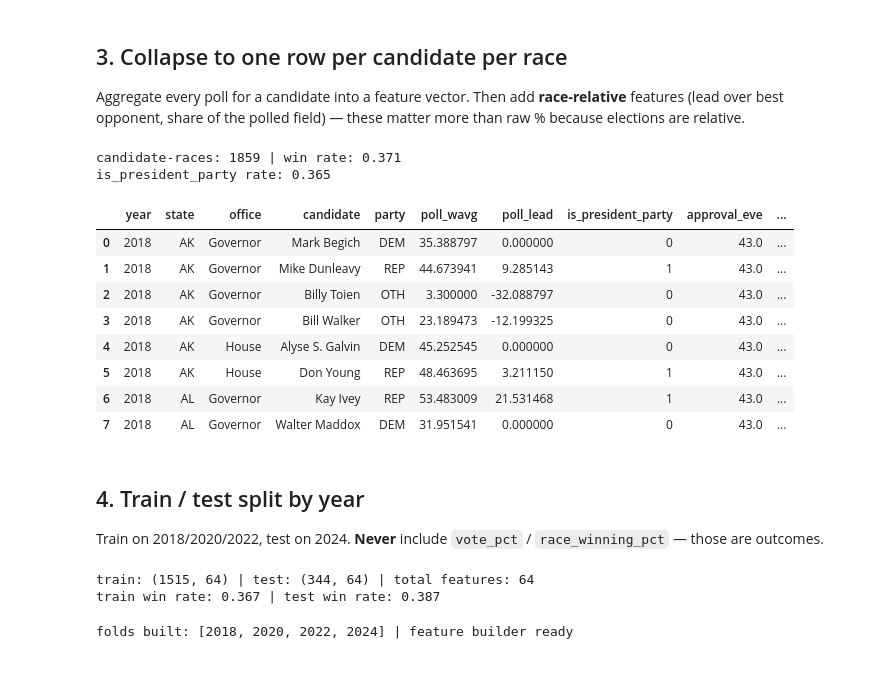
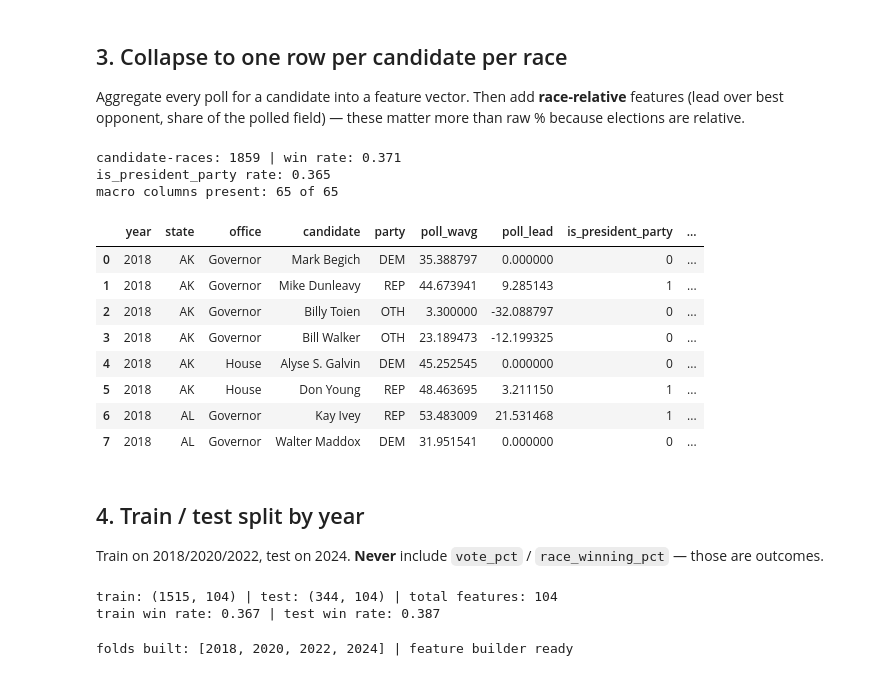
Before and after one commit to pjmerica/Polls-prediction-model, a Jupyter notebook: model.ipynb, the cells around one changed output. Drawn from its saved outputs; the diff is of its cells as text; code cells hidden in the pictures.

```diff
--- a/model.ipynb
+++ b/model.ipynb
@@ -164,9 +164,10 @@ Data: economic series from **FRED** (live download); approval + an election-eve
 # %%
 from macro_features import build_macro, PRES_PARTY
 
-# Pull macro features (tries FRED for full trajectory stats; falls back to documented
-# election-eve values if FRED is unreachable). Set use_fred=False to force fallback.
-macro = build_macro(use_fred=True)
+# Reads the static monthly macro CSV (data/macro_monthly.csv) produced once by fetch_macro.py.
+# No network here — the data is fixed historical record. If the CSV is missing, this raises a
+# clear error telling you to run `python fetch_macro.py` first.
+macro = build_macro()
 MACRO_FEATS = sorted({k for cyc in macro for k in macro[cyc]})
 print('president party by cycle:', PRES_PARTY)
 print(f'macro features per cycle: {len(MACRO_FEATS)}')
@@ -255,8 +252,6 @@ Aggregate every poll for a candidate into a feature vector. Then add **race-rela
 d['district'] = d['district'].fillna('').astype(str).replace('nan', '')
 
 # --- pollster house effect (TRAIN cycles only, to avoid leakage) ---
-# For each poll, the DEM-REP margin; a pollster's house effect = its avg deviation
-# from the consensus margin of the same races. + = the pollster leans DEM vs consensus.
 mar = (d[d['party_std'].isin(['DEM', 'REP'])]
        .pivot_table(index=['race_id', 'poll_id', 'pollster', 'year'],
                     columns='party_std', values='pct', aggfunc='max').reset_index())
@@ -283,7 +278,6 @@ for race_id, g in d.groupby('race_id'):
         incp = inc_map.get((yr, st, of, di))
         pm   = prior_margin(yr, st, of, di)
 
-        # poll momentum: slope of pct over the final 60 days (+ = gaining toward election)
         last60 = gc[gc['days_to_elec'] <= 60].dropna(subset=['pct', 'days_to_elec'])
         slope = np.nan
         if len(last60) >= 3:
@@ -292,10 +286,8 @@ for race_id, g in d.groupby('race_id'):
             if np.ptp(x) > 0:
                 slope = np.polyfit(x, y, 1)[0]
 
-        # house-effect-adjusted weighted poll average
         adj = gc['pct'] - gc['pollster'].map(lambda p: sign * house.get(p, 0.0))
-
-        md = dyn.get(ck, {})   # margin-trajectory stats for this candidate
+        md = dyn.get(ck, {})
 
         rows.append(dict(
             race_id=race_id, year=yr, state=st, office=of, district=di,
@@ -312,16 +304,13 @@ for race_id, g in d.groupby('race_id'):
             avg_pollscore=gc['pollscore'].mean(),
             avg_sample=gc['sample_size'].mean(),
             min_days=gc['days_to_elec'].min(),
-            # fundamentals (signed toward candidate's party, + = favorable)
             lean_cand=(sign * lean if lean is not None else np.nan),
             prior_margin_cand=(sign * pm if not (isinstance(pm, float) and np.isnan(pm)) else np.nan),
             is_incumbent=(1 if incp and incp == party else 0),
             is_inc_party_race=(1 if incp in ('DEM', 'REP') else 0),
-            # national environment / momentum / house-adjusted poll
             natl_env_cand=(sign * natl_env.get(yr, np.nan)),
             poll_momentum=slope,
             poll_wavg_adj=wmean(adj, gc['w']),
-            # lead dynamics over time (front-runner stability)
             n_lead_changes=lead_change_map.get(race_id, 0),
             lead_changed=int(lead_change_map.get(race_id, 0) > 0),
             avg_margin_over_time=md.get('avg_margin_over_time', np.nan),
@@ -329,52 +318,55 @@ for race_id, g in d.groupby('race_id'):
             min_margin=md.get('min_margin', np.nan),
             margin_trend=md.get('margin_trend', np.nan),
             # macro / political climate: national per-cycle values + the interaction key.
-            # is_president_party lets XGBoost learn signs (e.g. low approval hurts in-party).
             is_president_party=int(party == PRES_PARTY.get(yr)),
             **macro[yr],
         ))
 cand = pd.DataFrame(rows)
 
 # race-relative features
 cand['field_best'] = cand.groupby('race_id')['poll_wavg'].transform(
     lambda s: s.nlargest(2).min() if len(s) > 1 else s.max())
 cand['poll_lead']  = cand['poll_wavg'] - cand['field_best']
 cand['poll_share'] = cand['poll_wavg'] / cand.groupby('race_id')['poll_wavg'].transform('sum')
 cand['n_cands']    = cand.groupby('race_id')['cand_key'].transform('count')
 cand['race_total_polls']  = cand.groupby('race_id')['n_polls'].transform('sum')
 cand['frac_polls_over50'] = cand['n_polls_over50'] / cand['n_polls']
 cand['is_dem']     = (cand['party'] == 'DEM').astype(int)
 cand['is_rep']     = (cand['party'] == 'REP').astype(int)
 cand['is_senate']  = (cand['office'] == 'Senate').astype(int)
 cand['is_gov']     = (cand['office'] == 'Governor').astype(int)
 
-# --- gap cluster (the poll gap between candidates, several views) ---
+# --- gap cluster ---
 dem_w = cand[cand['party'] == 'DEM'].groupby('race_id')['poll_wavg'].max()
 rep_w = cand[cand['party'] == 'REP'].groupby('race_id')['poll_wavg'].max()
-twoparty = (dem_w - rep_w)                                   # DEM - REP, race level
+twoparty = (dem_w - rep_w)
 cand['twoparty_margin_cand'] = (cand['race_id'].map(twoparty)
                                 * cand['party'].map({'DEM': 1, 'REP': -1}).fillna(0))
-cand['abs_gap']    = cand['race_id'].map(twoparty.abs())     # how close is the race
-cand['tossup']     = (cand['abs_gap'] < 3).astype(int)       # within 3 pts
+cand['abs_gap']    = cand['race_id'].map(twoparty.abs())
+cand['tossup']     = (cand['abs_gap'] < 3).astype(int)
 cand['undecided']  = 100 - cand.groupby('race_id')['poll_wavg'].transform('sum')
 cand['gap_x_recency'] = cand['poll_lead'] * (1.0 / (1.0 + cand['min_days'].clip(lower=0) / 30.0))
 
+# dynamically pick a couple of macro columns that exist, for the preview
+_macro_preview = [c for c in ['approval_yr_eve', 'inflation_yr_max', 'gas_yr_max'] if c in cand.columns]
 print('candidate-races:', len(cand), '| win rate:', round(cand['won'].mean(), 3))
 print('is_president_party rate:', round(cand['is_president_party'].mean(), 3))
+print('macro columns present:', sum(c in cand.columns for c in MACRO_FEATS), 'of', len(MACRO_FEATS))
 cand[['year','state','office','candidate','party','poll_wavg','poll_lead',
-      'is_president_party','approval_eve','inflation_eve','gas_eve','won']].head(8)
+      'is_president_party'] + _macro_preview + ['won']].head(8)
 # %% [output]
 candidate-races: 1859 | win rate: 0.371
 is_president_party rate: 0.365
+macro columns present: 65 of 65
-|  | year | state | office | candidate | party | poll_wavg | poll_lead | is_president_party | approval_eve | ... |
-| 0 | 2018 | AK | Governor | Mark Begich | DEM | 35.388797 | 0.000000 | 0 | 43.0 | ... |
-| 1 | 2018 | AK | Governor | Mike Dunleavy | REP | 44.673941 | 9.285143 | 1 | 43.0 | ... |
-| 2 | 2018 | AK | Governor | Billy Toien | OTH | 3.300000 | -32.088797 | 0 | 43.0 | ... |
-| 3 | 2018 | AK | Governor | Bill Walker | OTH | 23.189473 | -12.199325 | 0 | 43.0 | ... |
-| 4 | 2018 | AK | House | Alyse S. Galvin | DEM | 45.252545 | 0.000000 | 0 | 43.0 | ... |
-| 5 | 2018 | AK | House | Don Young | REP | 48.463695 | 3.211150 | 1 | 43.0 | ... |
-| 6 | 2018 | AL | Governor | Kay Ivey | REP | 53.483009 | 21.531468 | 1 | 43.0 | ... |
-| 7 | 2018 | AL | Governor | Walter Maddox | DEM | 31.951541 | 0.000000 | 0 | 43.0 | ... |
+|  | year | state | office | candidate | party | poll_wavg | poll_lead | is_president_party | ... |
+| 0 | 2018 | AK | Governor | Mark Begich | DEM | 35.388797 | 0.000000 | 0 | ... |
+| 1 | 2018 | AK | Governor | Mike Dunleavy | REP | 44.673941 | 9.285143 | 1 | ... |
+| 2 | 2018 | AK | Governor | Billy Toien | OTH | 3.300000 | -32.088797 | 0 | ... |
+| 3 | 2018 | AK | Governor | Bill Walker | OTH | 23.189473 | -12.199325 | 0 | ... |
+| 4 | 2018 | AK | House | Alyse S. Galvin | DEM | 45.252545 | 0.000000 | 0 | ... |
+| 5 | 2018 | AK | House | Don Young | REP | 48.463695 | 3.211150 | 1 | ... |
+| 6 | 2018 | AL | Governor | Kay Ivey | REP | 53.483009 | 21.531468 | 1 | ... |
+| 7 | 2018 | AL | Governor | Walter Maddox | DEM | 31.951541 | 0.000000 | 0 | ... |
 # %% [markdown]
 ## 4. Train / test split by year
 
@@ -405,7 +397,7 @@ X_test,  y_test  = test[FEATURES],  test['won']
 print('train:', X_train.shape, '| test:', X_test.shape, '| total features:', len(FEATURES))
 print('train win rate:', round(y_train.mean(), 3), '| test win rate:', round(y_test.mean(), 3))
 # %% [output]
-train: (1515, 64) | test: (344, 64) | total features: 64
+train: (1515, 104) | test: (344, 104) | total features: 104
 train win rate: 0.367 | test win rate: 0.387
 # %%
 # ---- feature builder + leave-one-cycle-out folds (defined here so tuning below can use them) ----
```
Also changed, not shown: parts of 6 cells of this notebook, 7 other files.
